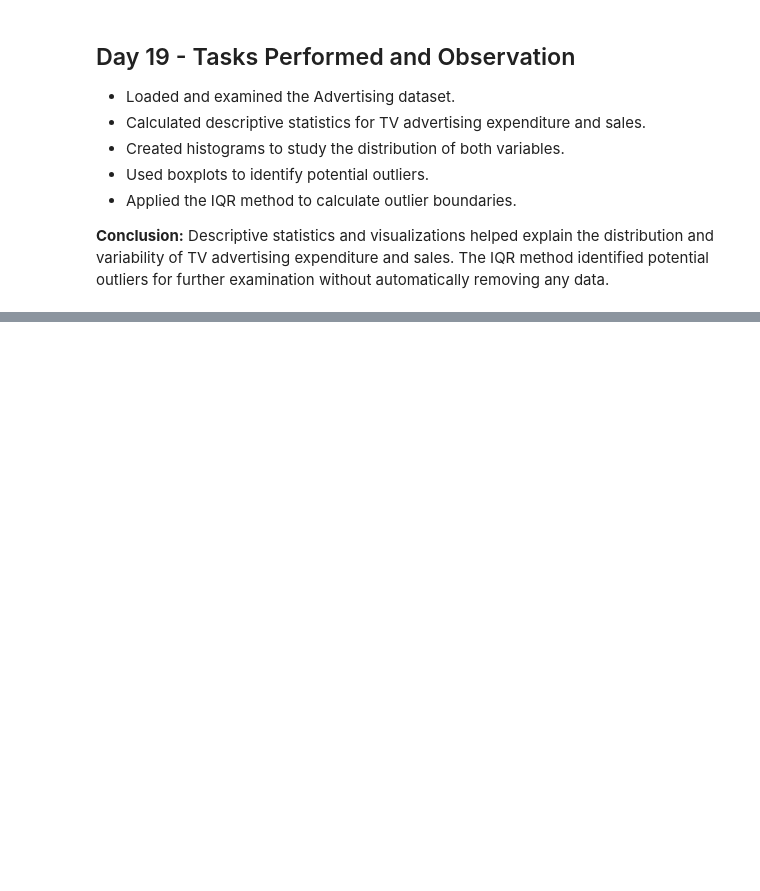
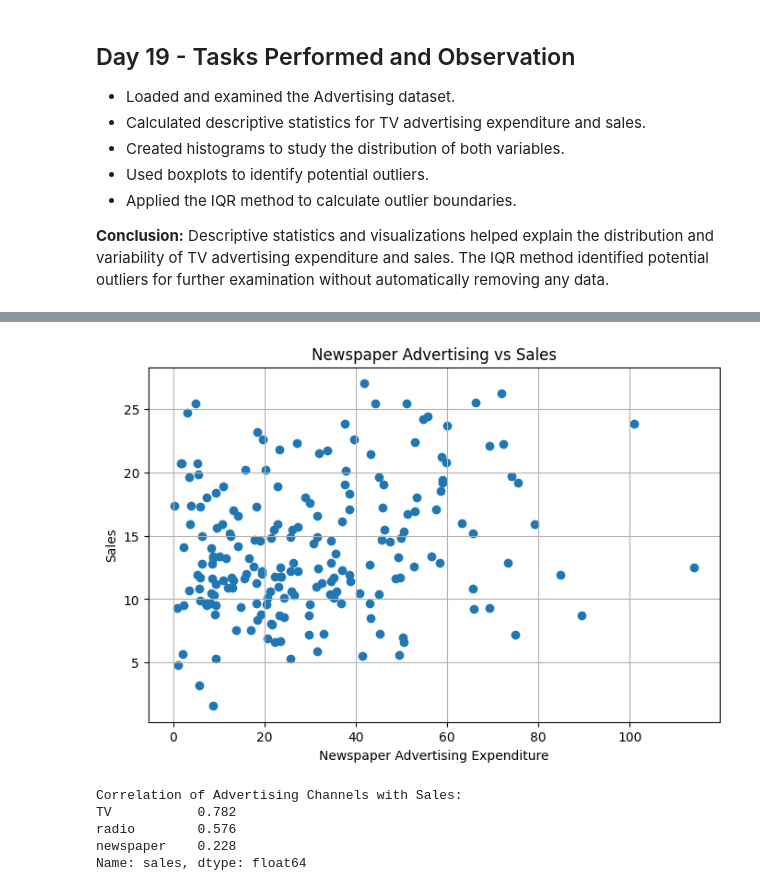
Before and after one commit to shreeshreeya69-crypto/simple-linear-regression-ybi, a Jupyter notebook: Simple_Linear_Regression_YBI.ipynb, the cells around one changed output, grey strips where cells are left out. Cells and saved outputs as stored; diff of their text form; code cells hidden in the pictures; blank space fills up the shorter version.

```diff
--- a/Simple_Linear_Regression_YBI.ipynb
+++ b/Simple_Linear_Regression_YBI.ipynb
@@ -2222,0 +2302,24 @@ Potential Outliers: 0
+# %%
+plt.figure(figsize=(8, 5))
+
+plt.scatter(df['newspaper'], df['sales'])
+
+plt.title("Newspaper Advertising vs Sales")
+plt.xlabel("Newspaper Advertising Expenditure")
+plt.ylabel("Sales")
+plt.grid(True)
+
+plt.show()
+# %% [output]
+[figure, added]
+# %%
+sales_correlation = correlation['sales'].drop('sales')
+
+print("Correlation of Advertising Channels with Sales:")
+print(sales_correlation.sort_values(ascending=False).round(3))
+# %% [output]
+Correlation of Advertising Channels with Sales:
+TV           0.782
+radio        0.576
+newspaper    0.228
+Name: sales, dtype: float64
```
Also changed, not shown: parts of 7 cells of this notebook.
